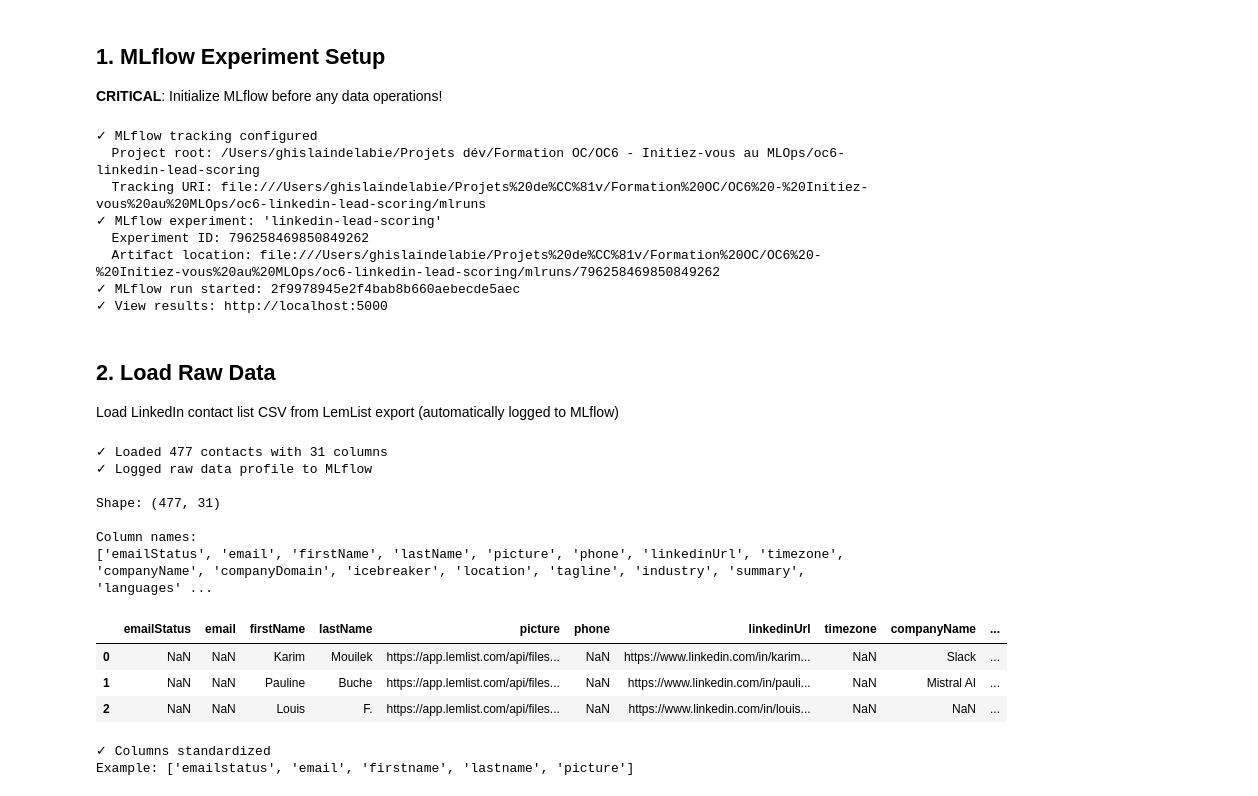
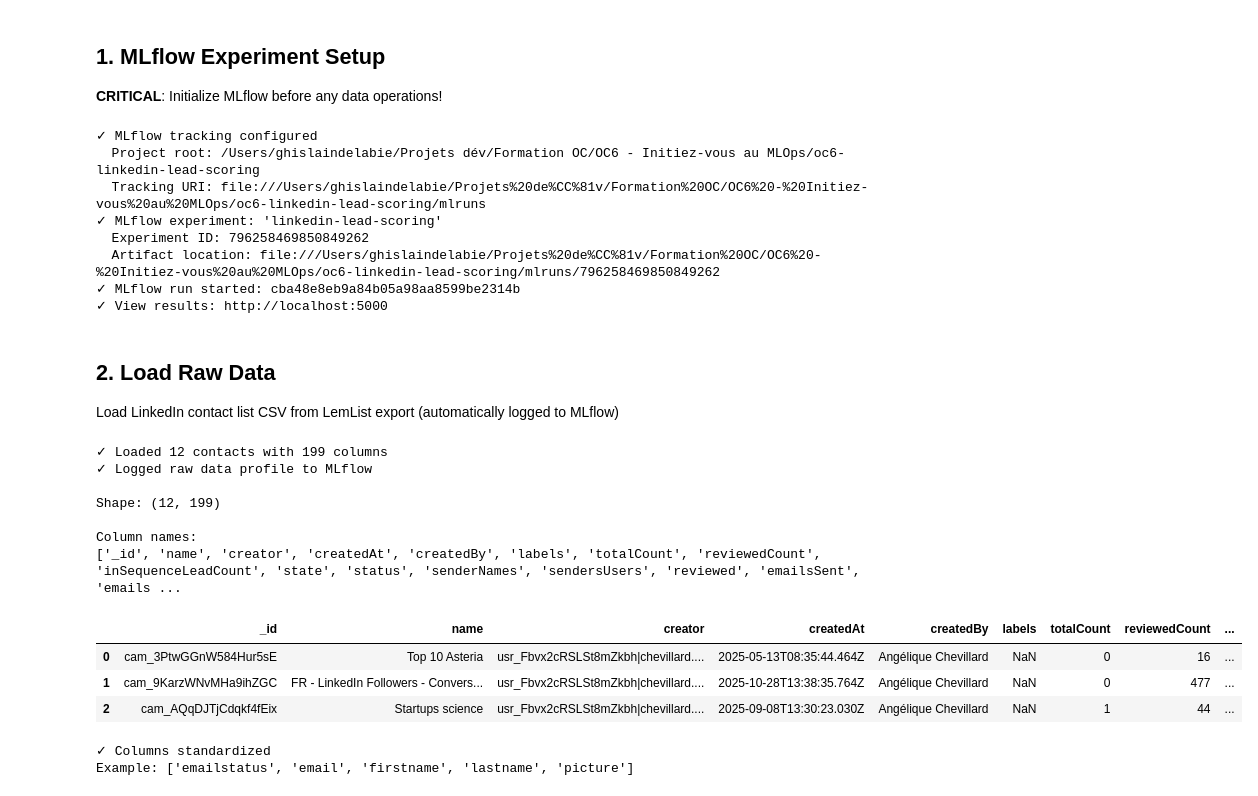
Before and after one commit to ghislaindelabie/oc6-linkedin-lead-scoring, a Jupyter notebook: notebooks/01_linkedin_data_prep.ipynb, the cells around one changed output. Drawn from its saved outputs; the diff is of its cells as text; code cells hidden in the pictures.

```diff
--- a/notebooks/01_linkedin_data_prep.ipynb
+++ b/notebooks/01_linkedin_data_prep.ipynb
@@ -127,7 +122,7 @@ mlflow.start_run(run_name="data_preparation_v1")
 # Log notebook metadata
 mlflow.log_param("notebook", "01_linkedin_data_prep.ipynb")
 mlflow.log_param("purpose", "data_preparation")
-mlflow.log_param("author", "Ghislain de Labie")
+mlflow.log_param("author", "Ghislain Delabie")
 
 print(f"✓ MLflow run started: {mlflow.active_run().info.run_id}")
 print(f"✓ View results: http://localhost:5000")
@@ -138,7 +133,7 @@ print(f"✓ View results: http://localhost:5000")
 ✓ MLflow experiment: 'linkedin-lead-scoring'
   Experiment ID: 796258469850849262
   Artifact location: file:///Users/ghislaindelabie/Projets%20de%CC%81v/Formation%20OC/OC6%20-%20Initiez-vous%20au%20MLOps/oc6-linkedin-lead-scoring/mlruns/796258469850849262
-✓ MLflow run started: 2f9978945e2f4bab8b660aebecde5aec
+✓ MLflow run started: cba48e8eb9a84b05a98aa8599be2314b
 ✓ View results: http://localhost:5000
 # %% [markdown]
 ## 2. Load Raw Data
@@ -146,30 +141,30 @@ print(f"✓ View results: http://localhost:5000")
 Load LinkedIn contact list CSV from LemList export (automatically logged to MLflow)
 # %%
 # Define data path
-data_path = "../data/FR - LinkedIn Followers - Conversation starter.csv"
+data_path = "../data/Export-ALL-1225.csv"
 
 # Load raw data (logs to MLflow automatically)
 raw_df = load_linkedin_csv(data_path, log_to_mlflow=True)
 
 # Quick inspection
 print(f"\nShape: {raw_df.shape}")
 print(f"\nColumn names:")
 print(list(raw_df.columns))
 
 # Display first few rows
 raw_df.head(3)
 # %% [output]
-✓ Loaded 477 contacts with 31 columns
+✓ Loaded 12 contacts with 199 columns
 ✓ Logged raw data profile to MLflow
 
-Shape: (477, 31)
+Shape: (12, 199)
 
 Column names:
-['emailStatus', 'email', 'firstName', 'lastName', 'picture', 'phone', 'linkedinUrl', 'timezone', 'companyName', 'companyDomain', 'icebreaker', 'location', 'tagline', 'industry', 'summary', 'languages' ...
+['_id', 'name', 'creator', 'createdAt', 'createdBy', 'labels', 'totalCount', 'reviewedCount', 'inSequenceLeadCount', 'state', 'status', 'senderNames', 'sendersUsers', 'reviewed', 'emailsSent', 'emails ...
-|  | emailStatus | email | firstName | lastName | picture | phone | linkedinUrl | timezone | companyName | ... |
-| 0 | NaN | NaN | Karim | Mouilek | https://app.lemlist.com/api/files... | NaN | https://www.linkedin.com/in/karim... | NaN | Slack | ... |
-| 1 | NaN | NaN | Pauline | Buche | https://app.lemlist.com/api/files... | NaN | https://www.linkedin.com/in/pauli... | NaN | Mistral AI | ... |
-| 2 | NaN | NaN | Louis | F. | https://app.lemlist.com/api/files... | NaN | https://www.linkedin.com/in/louis... | NaN | NaN | ... |
+|  | _id | name | creator | createdAt | createdBy | labels | totalCount | reviewedCount | ... |
+| 0 | cam_3PtwGGnW584Hur5sE | Top 10 Asteria | usr_Fbvx2cRSLSt8mZkbh|chevillard.... | 2025-05-13T08:35:44.464Z | Angélique Chevillard | NaN | 0 | 16 | ... |
+| 1 | cam_9KarzWNvMHa9ihZGC | FR - LinkedIn Followers - Convers... | usr_Fbvx2cRSLSt8mZkbh|chevillard.... | 2025-10-28T13:38:35.764Z | Angélique Chevillard | NaN | 0 | 477 | ... |
+| 2 | cam_AQqDJTjCdqkf4fEix | Startups science | usr_Fbvx2cRSLSt8mZkbh|chevillard.... | 2025-09-08T13:30:23.030Z | Angélique Chevillard | NaN | 1 | 44 | ... |
 # %%
 # Standardize column names (snake_case)
 df = standardize_columns(raw_df)
```
Also changed, not shown: parts of 2 cells of this notebook, 7 other files.
